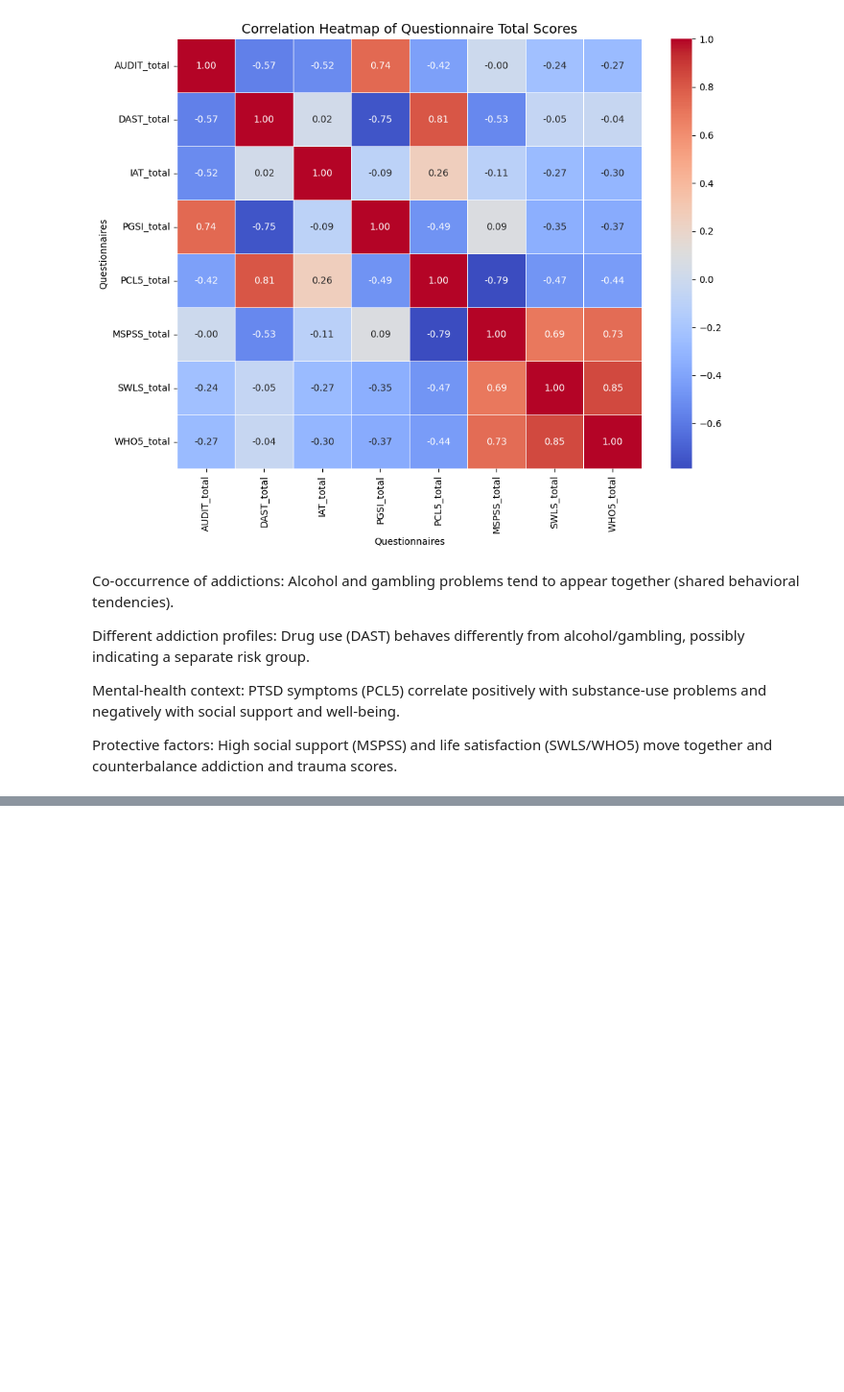
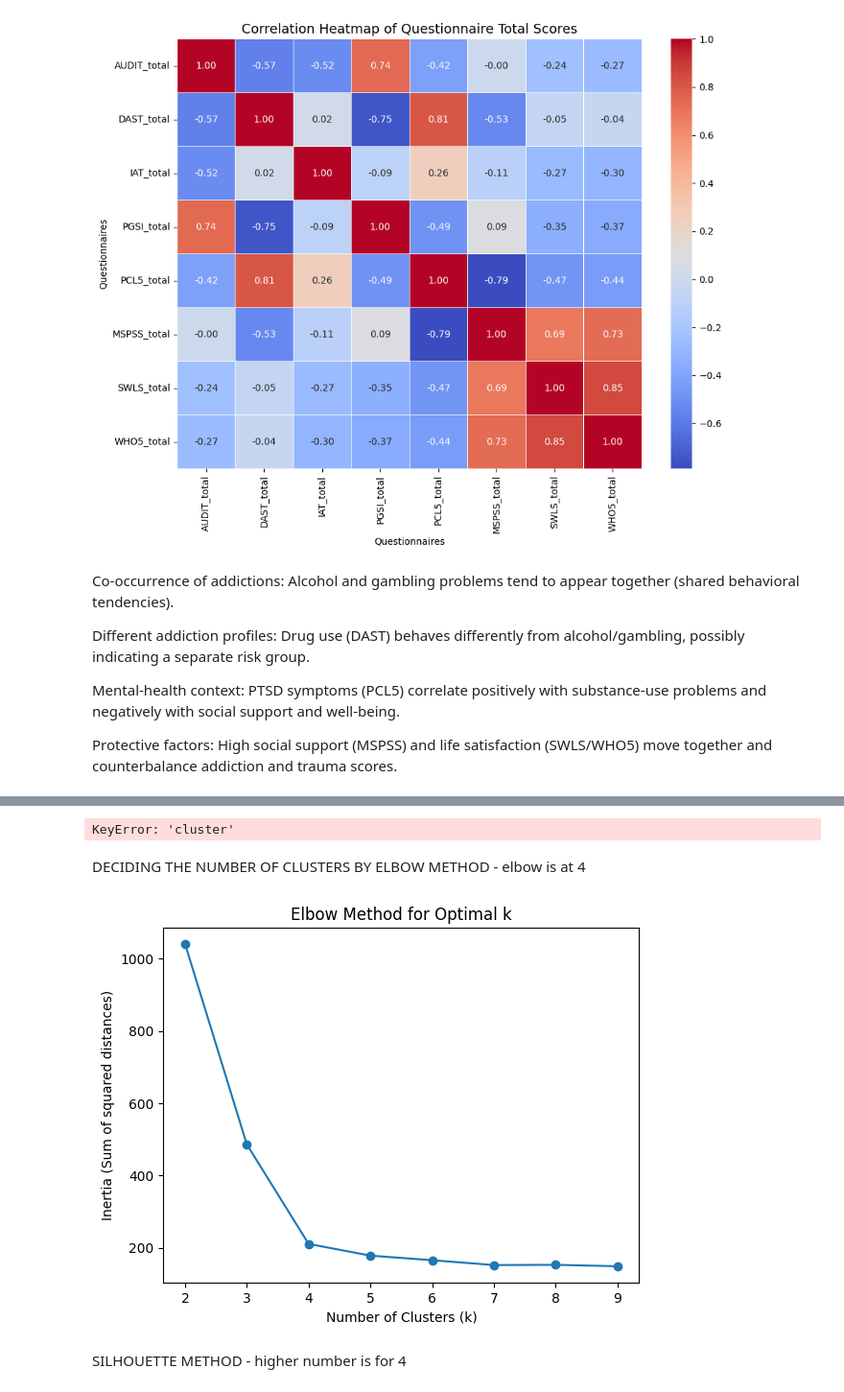
Before and after one commit to mariasimonativadar/e-health, a Jupyter notebook: test.ipynb, the cells around one changed output, grey strips where cells are left out. Shown: that part at 96% size. Drawn from its saved outputs; the diff is of its cells as text; code cells hidden in the pictures; blank space fills up the shorter version.

```diff
--- a/test.ipynb
+++ b/test.ipynb
@@ -272,0 +290,9 @@ Rows with at least one outlier: 0 of 221 total
+# %%
+def reverse_scale(series):
+    """Return a reversed version of a numeric series."""
+    return (series.max() - series) + series.min()
+
+for col in ["MSPSS_total", "SWLS_total", "WHO5_total"]:
+    if col in df.columns:
+        df[col + "_reversed"] = reverse_scale(df[col])
+        print(f"Created reversed version of {col}")
@@ -416,0 +664,31 @@ Protective factors: High social support (MSPSS) and life satisfaction (SWLS/WHO5
+# %%
+from sklearn.decomposition import PCA
+import matplotlib.pyplot as plt
+
+# Use the same normalized data used for clustering
+pca = PCA(n_components=2)
+X_pca = pca.fit_transform(X_scaled)
+
+# Add PCA components and cluster labels for plotting
+pca_df = pd.DataFrame(data=X_pca, columns=["PC1", "PC2"])
+pca_df["cluster"] = df["cluster"]
+
+# Plot
+plt.figure(figsize=(10, 8))
+plt.scatter(
+    pca_df["PC1"], pca_df["PC2"],
+    c=pca_df["cluster"],
+    cmap="tab10",
+    s=50,
+    alpha=0.8,
+    edgecolor="k"
+)
+
+plt.title("PCA Visualization of Clusters", fontsize=14)
+plt.xlabel(f"PC1 ({pca.explained_variance_ratio_[0]*100:.1f}% variance)")
+plt.ylabel(f"PC2 ({pca.explained_variance_ratio_[1]*100:.1f}% variance)")
+plt.grid(True)
+plt.tight_layout()
+plt.show()
+# %% [output]
+KeyError: 'cluster'
@@ -416,0 +703,23 @@ Protective factors: High social support (MSPSS) and life satisfaction (SWLS/WHO5
+# %% [markdown]
+DECIDING THE NUMBER OF CLUSTERS BY ELBOW METHOD - elbow is at 4
+# %%
+from sklearn.cluster import KMeans
+import matplotlib.pyplot as plt
+
+inertias = []
+K = range(2, 10)
+
+for k in K:
+    kmeans = KMeans(n_clusters=k, random_state=42)
+    kmeans.fit(X_scaled)
+    inertias.append(kmeans.inertia_)
+
+plt.plot(K, inertias, marker='o')
+plt.xlabel('Number of Clusters (k)')
+plt.ylabel('Inertia (Sum of squared distances)')
+plt.title('Elbow Method for Optimal k')
+plt.show()
+# %% [output]
+[figure, added]
+# %% [markdown]
+SILHOUETTE METHOD - higher number is for 4
```
Also changed, not shown: parts of 27 cells of this notebook, 7 other files.
